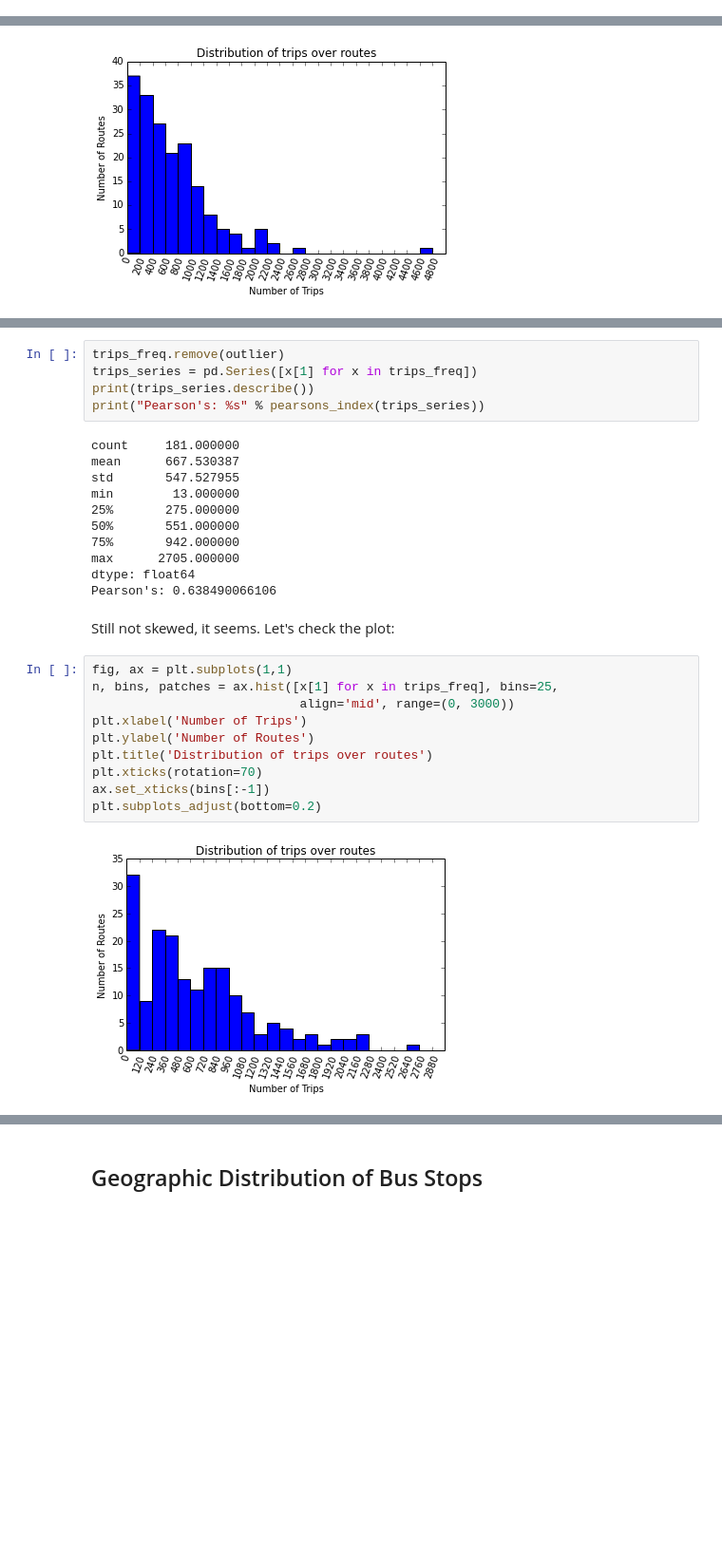
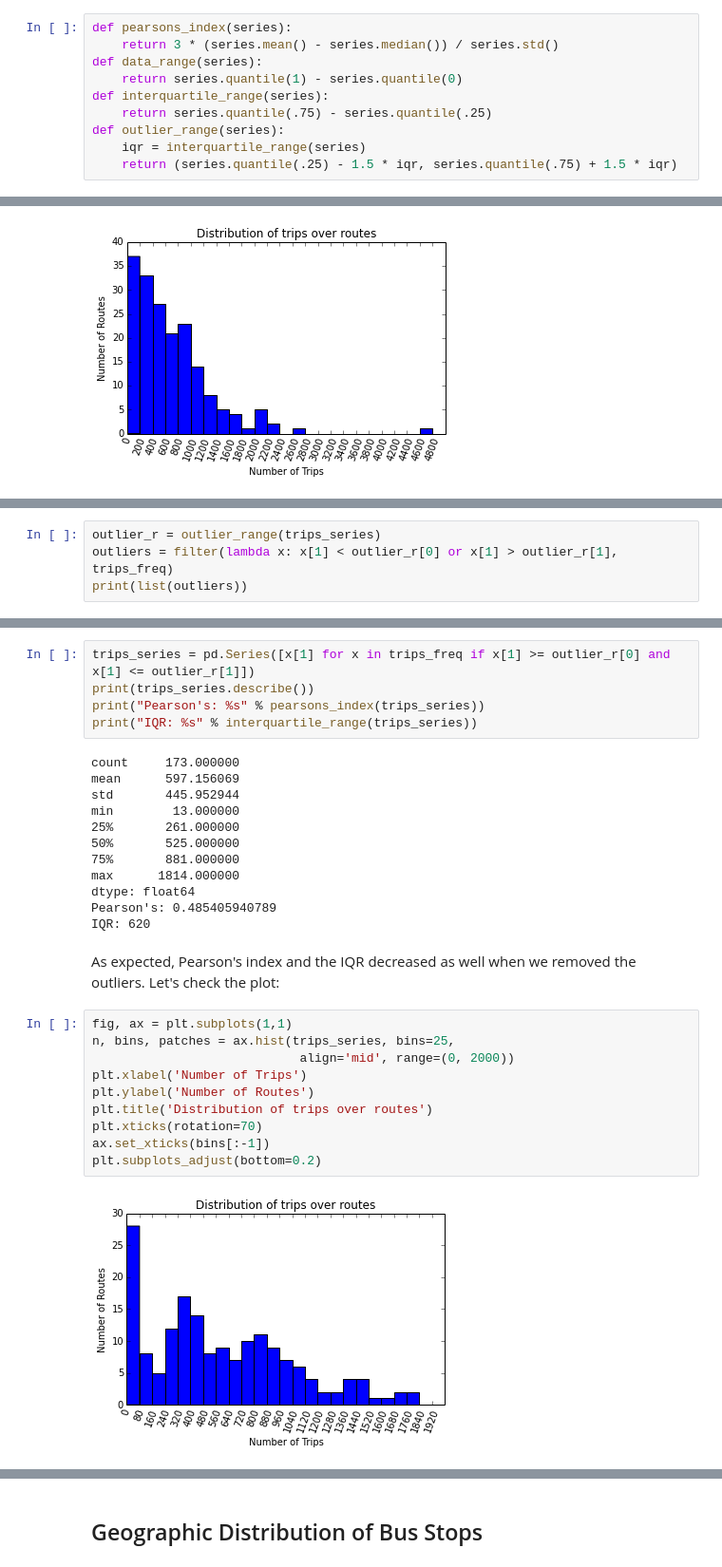
Before and after one commit to ericye16/TTC-Report, a Jupyter notebook: Data Summative.ipynb, the cells around one changed output, grey strips where cells are left out. Shown at 95% size. Drawn from its saved outputs; the diff is of its cells as text; blank space fills up the shorter version.

```diff
--- a/Data Summative.ipynb
+++ b/Data Summative.ipynb
@@ -119,0 +113,10 @@ Pearson's: 0.653981736266
+# %%
+def pearsons_index(series):
+    return 3 * (series.mean() - series.median()) / series.std()
+def data_range(series):
+    return series.quantile(1) - series.quantile(0)
+def interquartile_range(series):
+    return series.quantile(.75) - series.quantile(.25)
+def outlier_range(series):
+    iqr = interquartile_range(series)
+    return (series.quantile(.25) - 1.5 * iqr, series.quantile(.75) + 1.5 * iqr)
@@ -140,0 +149,4 @@ print(outlier)
+# %%
+outlier_r = outlier_range(trips_series)
+outliers = filter(lambda x: x[1] < outlier_r[0] or x[1] > outlier_r[1], trips_freq)
+print(list(outliers))
@@ -141,30 +157,31 @@ print(outlier)
 # %%
-trips_freq.remove(outlier)
-trips_series = pd.Series([x[1] for x in trips_freq])
+trips_series = pd.Series([x[1] for x in trips_freq if x[1] >= outlier_r[0] and x[1] <= outlier_r[1]])
 print(trips_series.describe())
 print("Pearson's: %s" % pearsons_index(trips_series))
+print("IQR: %s" % interquartile_range(trips_series))
 # %% [output]
-count     181.000000
-mean      667.530387
-std       547.527955
+count     173.000000
+mean      597.156069
+std       445.952944
 min        13.000000
-25%       275.000000
-50%       551.000000
-75%       942.000000
-max      2705.000000
+25%       261.000000
+50%       525.000000
+75%       881.000000
+max      1814.000000
 dtype: float64
-Pearson's: 0.638490066106
+Pearson's: 0.485405940789
+IQR: 620
-# %% [markdown]
-Still not skewed, it seems. Let's check the plot:
+# %% [markdown]
+As expected, Pearson's index and the IQR decreased as well when we removed the outliers. Let's check the plot:
 # %%
 fig, ax = plt.subplots(1,1)
-n, bins, patches = ax.hist([x[1] for x in trips_freq], bins=25,
-                            align='mid', range=(0, 3000))
+n, bins, patches = ax.hist(trips_series, bins=25,
+                            align='mid', range=(0, 2000))
 plt.xlabel('Number of Trips')
 plt.ylabel('Number of Routes')
 plt.title('Distribution of trips over routes')
 plt.xticks(rotation=70)
 ax.set_xticks(bins[:-1])
 plt.subplots_adjust(bottom=0.2)
 # %% [output]
-[figure, old version]
+[figure, new version]
```
Also changed, not shown: parts of 18 cells of this notebook, 1 other file.
